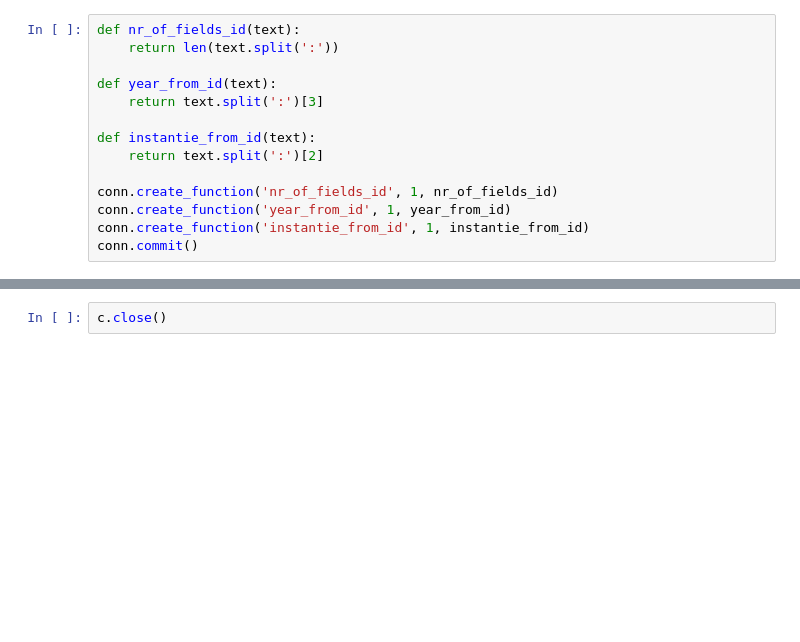
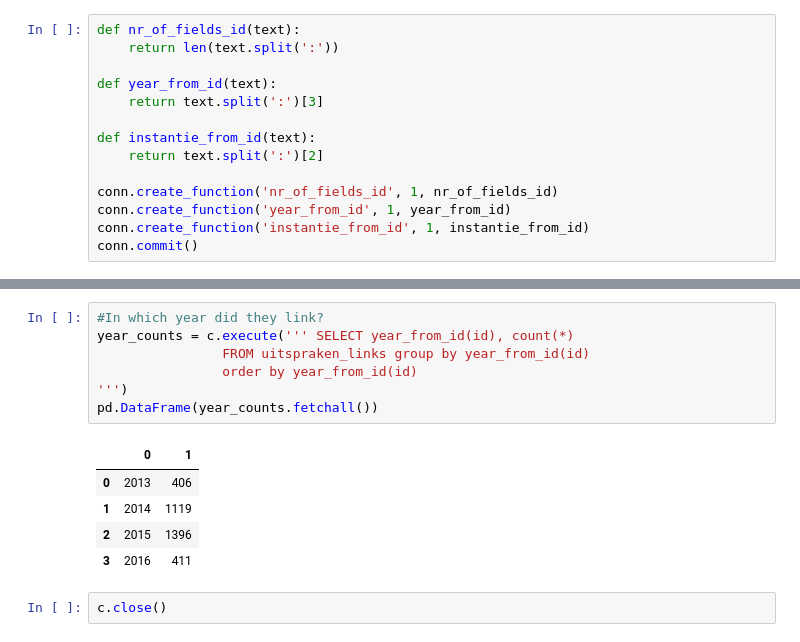
Before and after one commit to caselawanalytics/CaseLawAnalytics, a Jupyter notebook: notebooks/Analysis.ipynb, the cells around one changed output, grey strips where cells are left out. Saved outputs shown, nothing was run; the diff lists cells and outputs as text; blank space fills up the shorter version.

```diff
--- a/notebooks/Analysis.ipynb
+++ b/notebooks/Analysis.ipynb
@@ -132,2 +143,15 @@ c.execute('''select count(distinct l.id), count(*)
+# %%
+#In which year did they link?
+year_counts = c.execute(''' SELECT year_from_id(id), count(*)
+                FROM uitspraken_links group by year_from_id(id)
+                order by year_from_id(id)
+''')
+pd.DataFrame(year_counts.fetchall())
+# %% [output]
+|  | 0 | 1 |
+| 0 | 2013 | 406 |
+| 1 | 2014 | 1119 |
+| 2 | 2015 | 1396 |
+| 3 | 2016 | 411 |
 # %%
 c.close()
```
Also changed, not shown: parts of 9 cells of this notebook, 6 other files.
